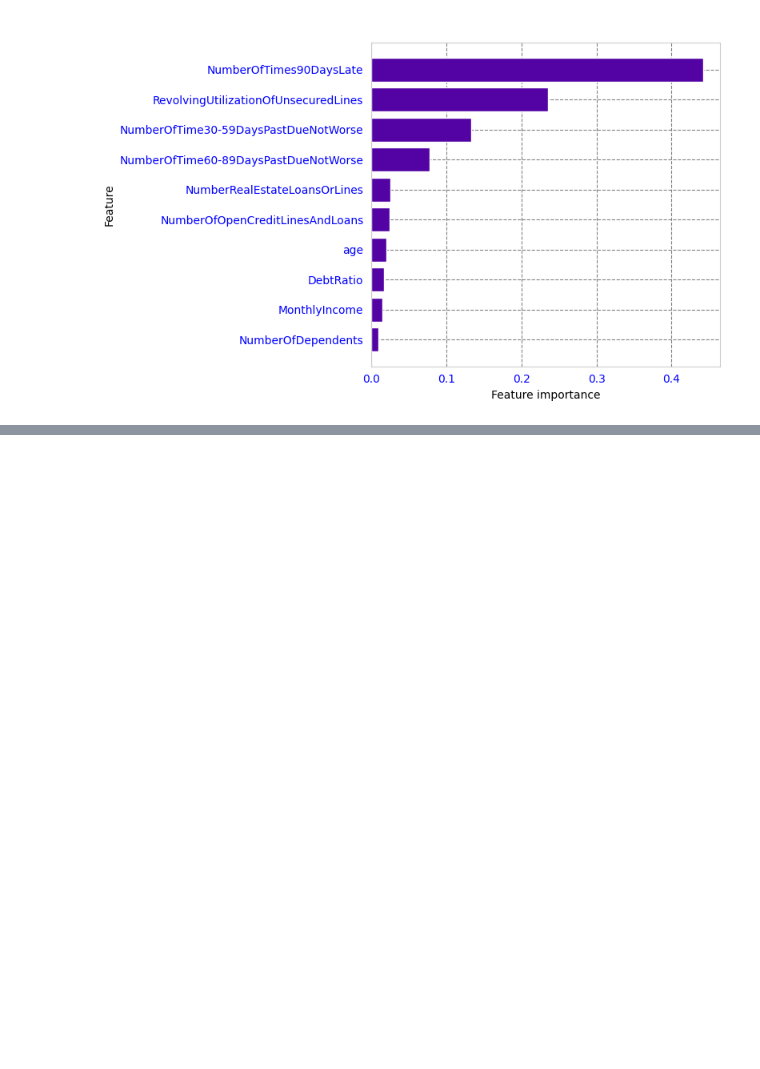
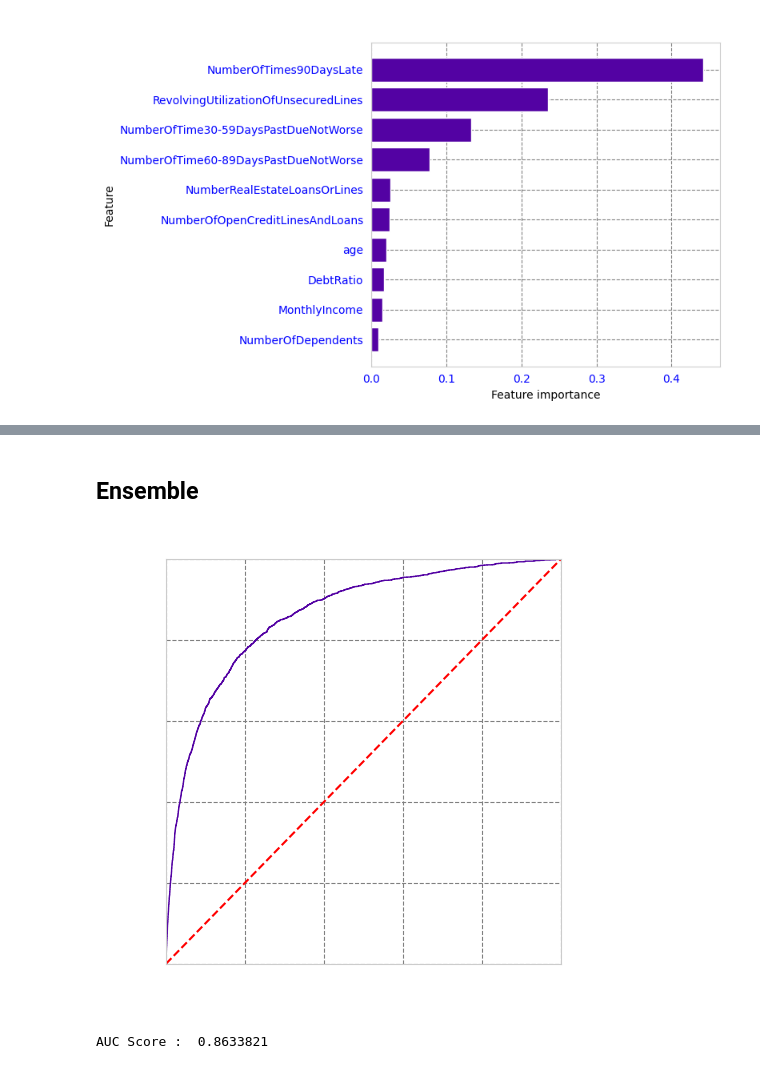
Before and after one commit to Saba-a11/Kaggle_Credit_Score, a Jupyter notebook: CreditModel.ipynb, the cells around one changed output, grey strips where cells are left out. Saved outputs shown, nothing was run; the diff lists cells and outputs as text; code cells hidden in the pictures; blank space fills up the shorter version.

```diff
--- a/CreditModel.ipynb
+++ b/CreditModel.ipynb
@@ -1053,0 +1003,29 @@ plot_feature_importances(clf)
+# %% [markdown]
+## Ensemble
+# %%
+model1 = GradientBoostingClassifier(n_estimators=100, learning_rate=0.1, max_depth=3, random_state=123)
+model1.fit(X_train_scaled, y_train)
+pred1 = model1.predict_proba(X_test_scaled)    # Predict class probabilities for X.
+model1.score(X_test_scaled,y_test)
+
+
+model2 = XGBClassifier( random_state=123, n_estimators=150, learning_rate=0.05, max_depth=5)
+model2.fit(X_train_scaled, y_train)
+pred2 = model2.predict_proba(X_test)
+model2.score(X_test_scaled,y_test)
+
+
+model3 = LogisticRegression(random_state=123, solver='saga', penalty='l1', class_weight='balanced', C=1.0, max_iter=500)
+model3.fit(X_train_scaled, y_train)
+pred3 = model3.predict_proba(X_test_scaled)
+model3.score(X_test_scaled,y_test)
+
+finalpred = (pred1 + pred2 + pred3)/3
+
+preds = finalpred[:,1]
+fpr, tpr, threshold = roc_curve(y_test, preds)
+plot_roc_curve(fpr,tpr)
+print('AUC Score : ', round(roc_auc_score(y_test,preds),7))
+# %% [output]
+[figure, added]
+AUC Score :  0.8633821
```
Also changed, not shown: parts of 10 cells of this notebook.
